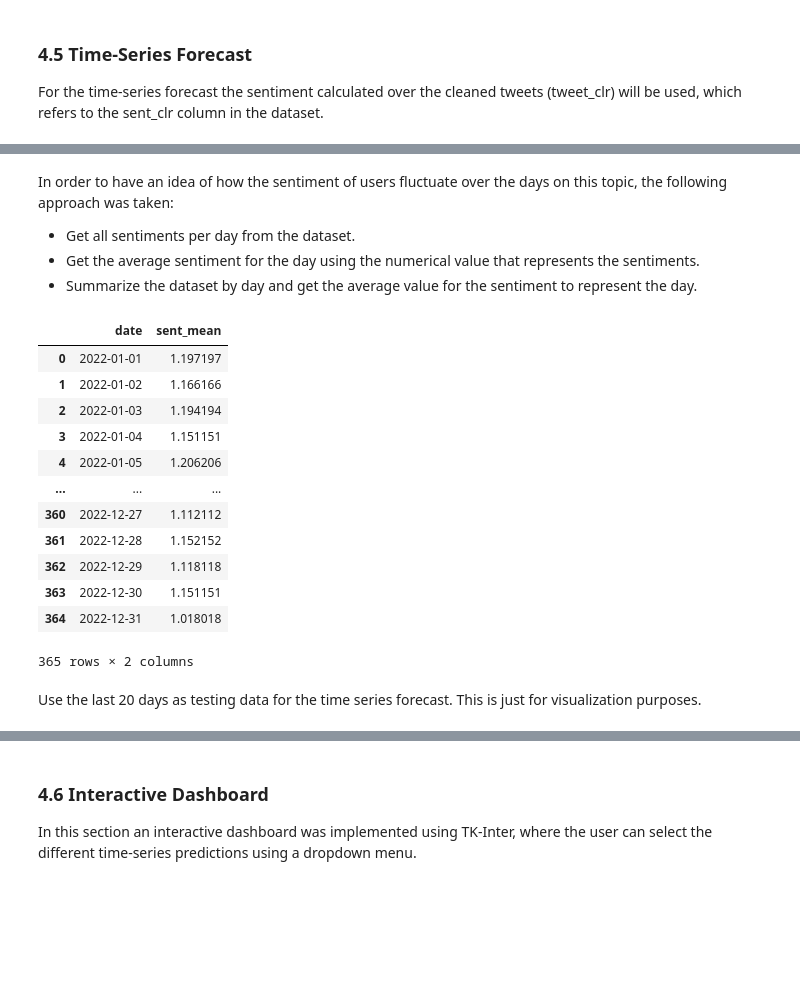
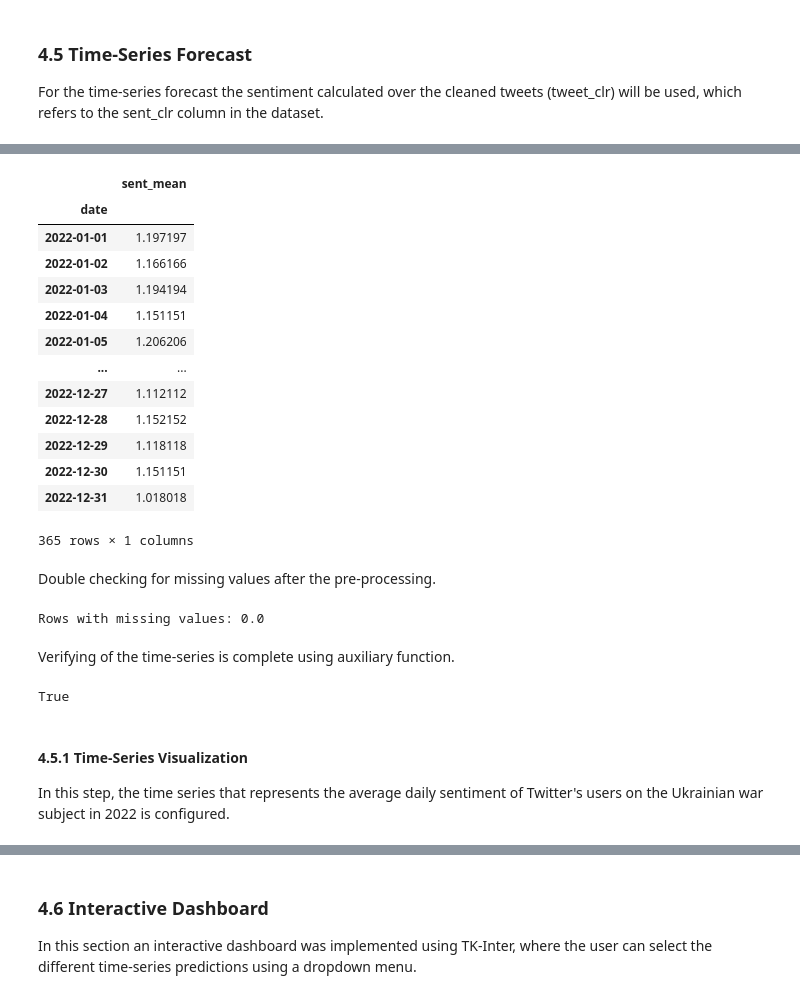
Before and after one commit to CCT-MastersDA/cct-sem2-ca2, a Jupyter notebook: jupyter/ca2-jupyter.ipynb, the cells around one changed output, grey strips where cells are left out. Saved outputs shown, nothing was run; the diff lists cells and outputs as text; code cells hidden in the pictures; blank space fills up the shorter version.

```diff
--- a/jupyter/ca2-jupyter.ipynb
+++ b/jupyter/ca2-jupyter.ipynb
@@ -651,31 +692,48 @@ tweets_final[['Timestamp', 'tweet_clr', 'sent_clr', 'sent_clr_index']].head()
-# %% [markdown]
-In order to have an idea of how the sentiment of users fluctuate over the days on this topic, the following approach was taken:
-
-- Get all sentiments per day from the dataset.
-- Get the average sentiment for the day using the numerical value that represents the sentiments.
-- Summarize the dataset by day and get the average value for the sentiment to represent the day.
 # %%
 # summaryze the data by date
 grouped_df = tweets_final.groupby(tweets_final['Timestamp'].dt.date)['sent_clr_index'].mean().reset_index()
 #grouped_df = df.groupby(df['Timestamp'].dt.date)['sent_clr_index'].agg(lambda x: x.mode()[0]).reset_index()
 
+# setting column names
 grouped_df.columns = ['date', 'sent_mean']
 
+# setting date as index
+grouped_df = grouped_df.set_index('date')
+
+# setting the frequencyt by day
+grouped_df = grouped_df.asfreq('d')
+
 # Print the resulting aggregated data
+grouped_df = grouped_df.sort_index()
 grouped_df
 # %% [output]
-|  | date | sent_mean |
-| 0 | 2022-01-01 | 1.197197 |
-| 1 | 2022-01-02 | 1.166166 |
-| 2 | 2022-01-03 | 1.194194 |
-| 3 | 2022-01-04 | 1.151151 |
-| 4 | 2022-01-05 | 1.206206 |
-| ... | ... | ... |
-| 360 | 2022-12-27 | 1.112112 |
-| 361 | 2022-12-28 | 1.152152 |
-| 362 | 2022-12-29 | 1.118118 |
-| 363 | 2022-12-30 | 1.151151 |
-| 364 | 2022-12-31 | 1.018018 |
+|  | sent_mean |
+| date |  |
+| 2022-01-01 | 1.197197 |
+| 2022-01-02 | 1.166166 |
+| 2022-01-03 | 1.194194 |
+| 2022-01-04 | 1.151151 |
+| 2022-01-05 | 1.206206 |
+| ... | ... |
+| 2022-12-27 | 1.112112 |
+| 2022-12-28 | 1.152152 |
+| 2022-12-29 | 1.118118 |
+| 2022-12-30 | 1.151151 |
+| 2022-12-31 | 1.018018 |
-365 rows × 2 columns
+365 rows × 1 columns
+# %% [markdown]
+Double checking for missing values after the pre-processing.
+# %%
+print(f'Rows with missing values: {grouped_df.isnull().any(axis=1).mean()}')
+# %% [output]
+Rows with missing values: 0.0
+# %% [markdown]
+Verifying of the time-series is complete using auxiliary function.
+# %%
+is_timeseries_complete(grouped_df)
+# %% [output]
+True
 # %% [markdown]
-Use the last 20 days as testing data for the time series forecast. This is just for visualization purposes.
+#### 4.5.1 Time-Series Visualization
+
+In this step, the time series that represents the average daily sentiment of Twitter's users on the Ukrainian war subject in 2022 is configured.
```
Also changed, not shown: parts of 18 cells of this notebook, 4 other files.
